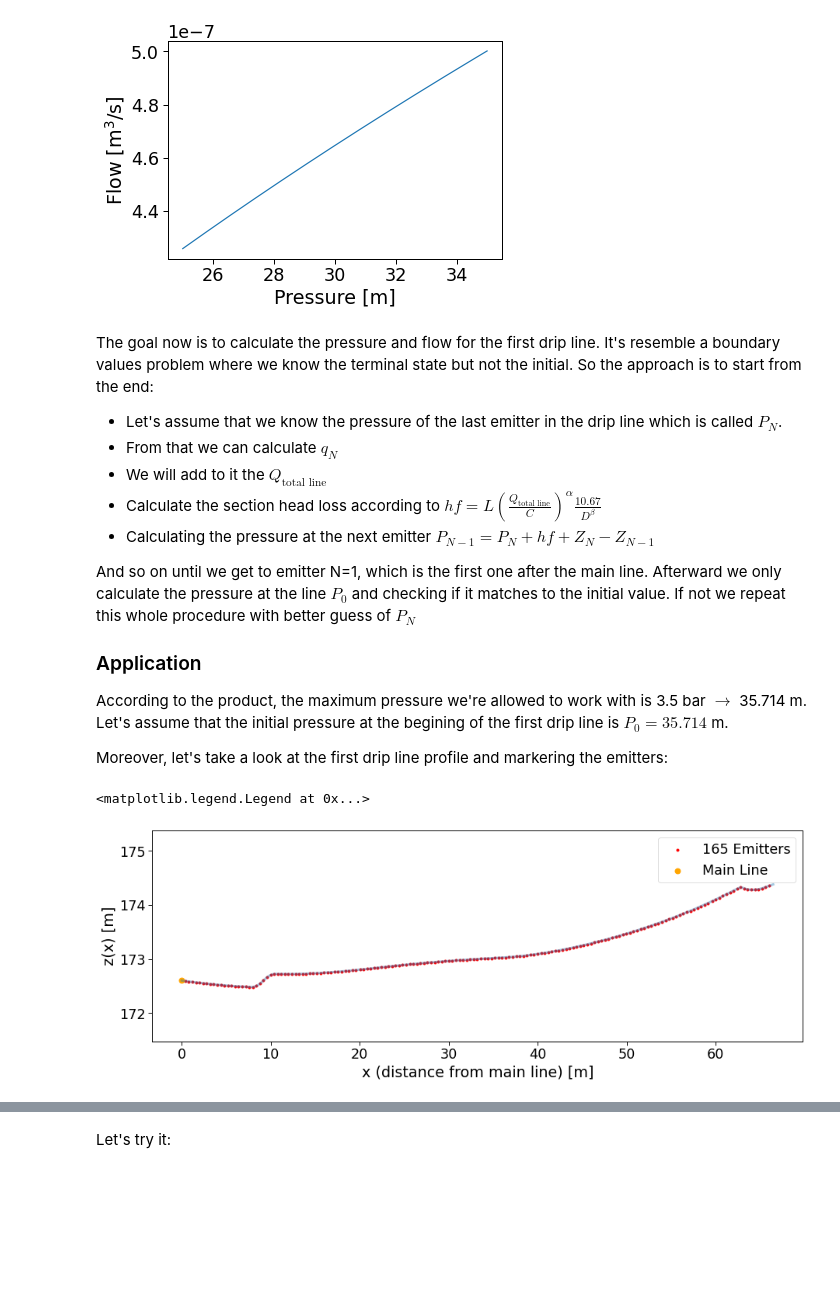
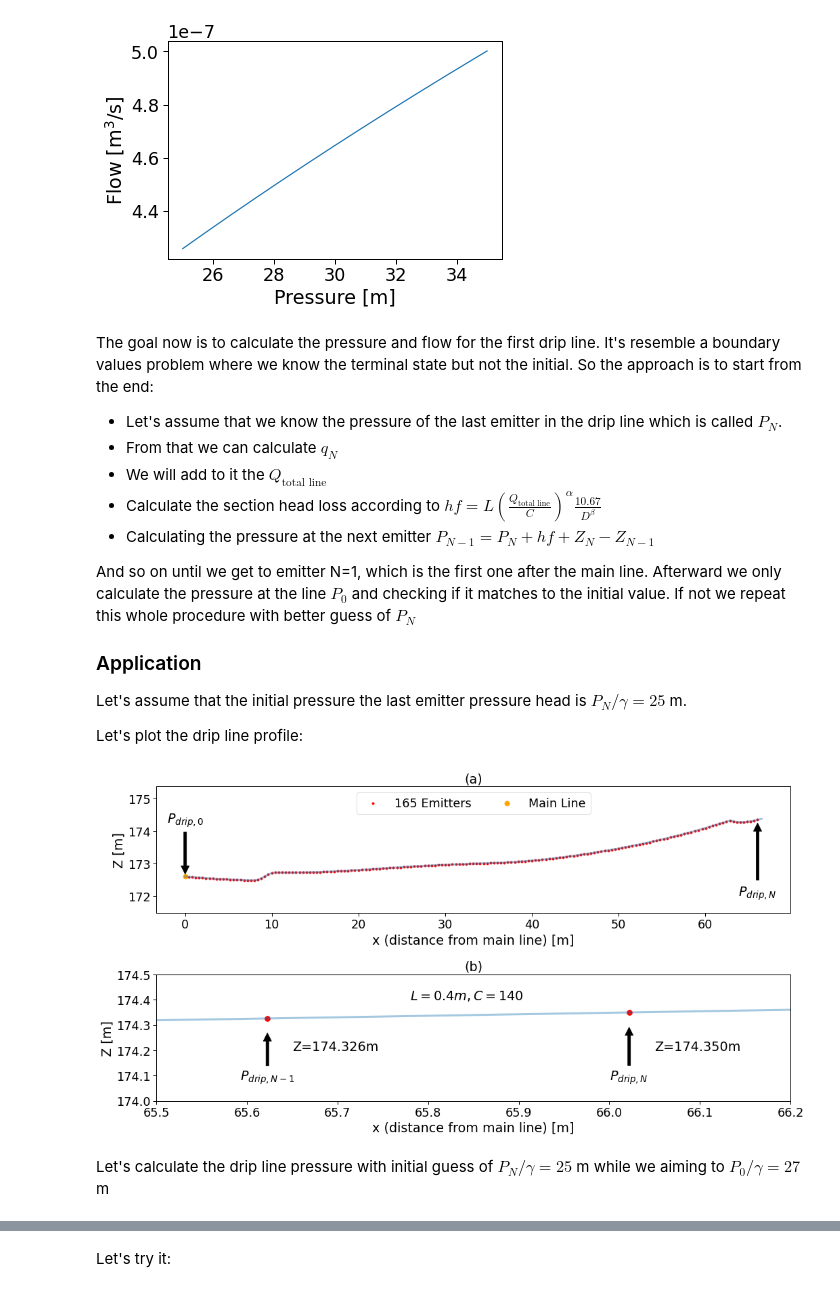
Before and after one commit to YuvalBayer/IrrigationProject, a Jupyter notebook: NB3_Creating_Drip_Estimator.ipynb, the cells around one changed output, grey strips where cells are left out. Saved outputs shown, nothing was run; the diff lists cells and outputs as text; code cells hidden in the pictures; blank space fills up the shorter version.

```diff
--- a/NB3_Creating_Drip_Estimator.ipynb
+++ b/NB3_Creating_Drip_Estimator.ipynb
@@ -111,37 +111,60 @@ And so on until we get to emitter N=1, which is the first one after the main lin
 
 ### Application
 
-According to the product, the maximum pressure we're allowed to work with is 3.5 bar $\rightarrow$ 35.714 m. Let's assume that the initial pressure at the begining of the first drip line is $P_0 = 35.714$ m.
+Let's assume that the initial pressure the last emitter pressure head is $P_N/\gamma = 25$ m.
 
-Moreover, let's take a look at the first drip line profile and markering the emitters:
+Let's plot the drip line profile:
 # %%
 profile = fun.get_profile(lines[0].reshape(2,2),1000)
 x = profile[:,0].flatten()
 zx = profile[:,1].flatten()
 
 # Adding the closest location of the emitter
 x_emitters = np.arange(0.4,66.4,0.4)
 i = []
 for e in x_emitters:
      i.append(np.argmin(np.absolute(e - x.flatten())))
 x_emitters = x[i]
 z_emitters = zx[i]
 
 x_main_line = x[0]
 z_main_line = zx[0]
 
-plt.figure(figsize=(15,5))
-plt.plot(x, zx,lw=3,alpha=0.4)
-plt.xlabel('x (distance from main line) [m]')
-plt.ylabel('z(x) [m]')
-plt.scatter(x_emitters,z_emitters, s=10, c='red',label='{} Emitters'.format(len(x_emitters)))
-plt.scatter(x_main_line,z_main_line, s=50, c='orange',label='Main Line')
+figure, axes = plt.subplots(2,1,figsize=(15,8),tight_layout={'h_pad':3})
+for axis in axes:
+    axis.plot(x, zx,lw=3,alpha=0.4)
+    axis.set_xlabel('x (distance from main line) [m]')
+    axis.set_ylabel('Z [m]')
+    axis.scatter(x_emitters,z_emitters, s=10, c='red',label='{} Emitters'.format(len(x_emitters)))
+    axis.scatter(x_main_line,z_main_line, s=50, c='orange',label='Main Line')
 
-plt.ylim(min(zx)-1,max(zx) + 1)
-plt.legend()
+axes[1].scatter(x_emitters,z_emitters, s=60, c='red',label='{} Emitters'.format(len(x_emitters)))
+axes[1].set_xlim(65.5,66.2)
+axes[1].set_ylim(174,174.5)
+axes[0].set_ylim(min(zx)-1,max(zx) + 1)
+axes[0].legend(loc=9,ncol=2)
+
+axes[0].set_title('(a)')
+axes[1].set_title('(b)')
+
+# Annotations
+def arrow(axis,text,xy_data,xy_text):
+    axis.annotate(text, xy=xy_data,  xycoords='data',
+                xytext=xy_text,
+                arrowprops=dict(facecolor='black', shrink=0.05),
+                 horizontalalignment='center', verticalalignment='top')
+arrow(axes[0],r'$P_{drip,0}$',(x_main_line,z_main_line),(x_main_line,z_main_line+2))
+arrow(axes[0],r'$P_{drip,N}$',(x_emitters[-1],z_emitters[-1]),(x_emitters[-1],z_emitters[-1]-2))
+arrow(axes[1],r'$P_{drip,N-1}$',(x_emitters[-2],z_emitters[-2]-0.05),(x_emitters[-2],z_emitters[-2]-0.2))
+arrow(axes[1],r'$P_{drip,N}$',(x_emitters[-1],z_emitters[-1]-0.05),(x_emitters[-1],z_emitters[-2]-0.2))
+axes[1].text(65.78,174.4,r'$L=0.4m, C=140$')
+axes[1].text(66.05,174.2,'Z={:.3f}m'.format(z_emitters[-1]))
+axes[1].text(65.65,174.2,'Z={:.3f}m'.format(z_emitters[-2]))
+plt.savefig('Figures/DripFlowPressure3',bbox_inches='tight')
 # %% [output]
-<matplotlib.legend.Legend at 0x...>
-[figure, old version]
+[figure, new version]
+# %% [markdown]
+Let's calculate the drip line pressure with initial guess of $P_N/\gamma = 25$ m while we aiming to $P_0/\gamma = 27$ m
 # %%
 class DripLineEstimator():
     def __init__(self, L_space=0.4, D=0.016, C=140):
```
Also changed, not shown: parts of 6 cells of this notebook, 10 other files.
